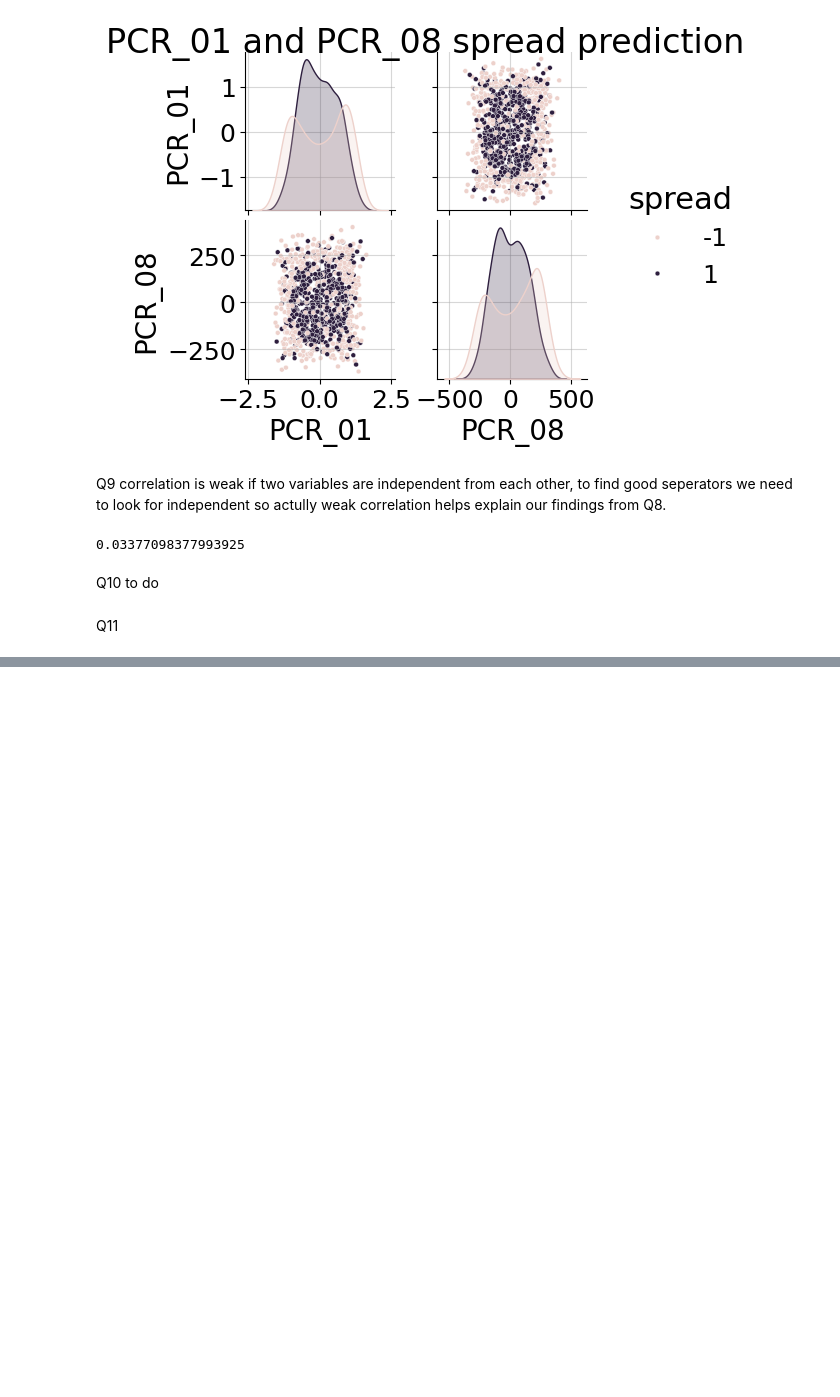
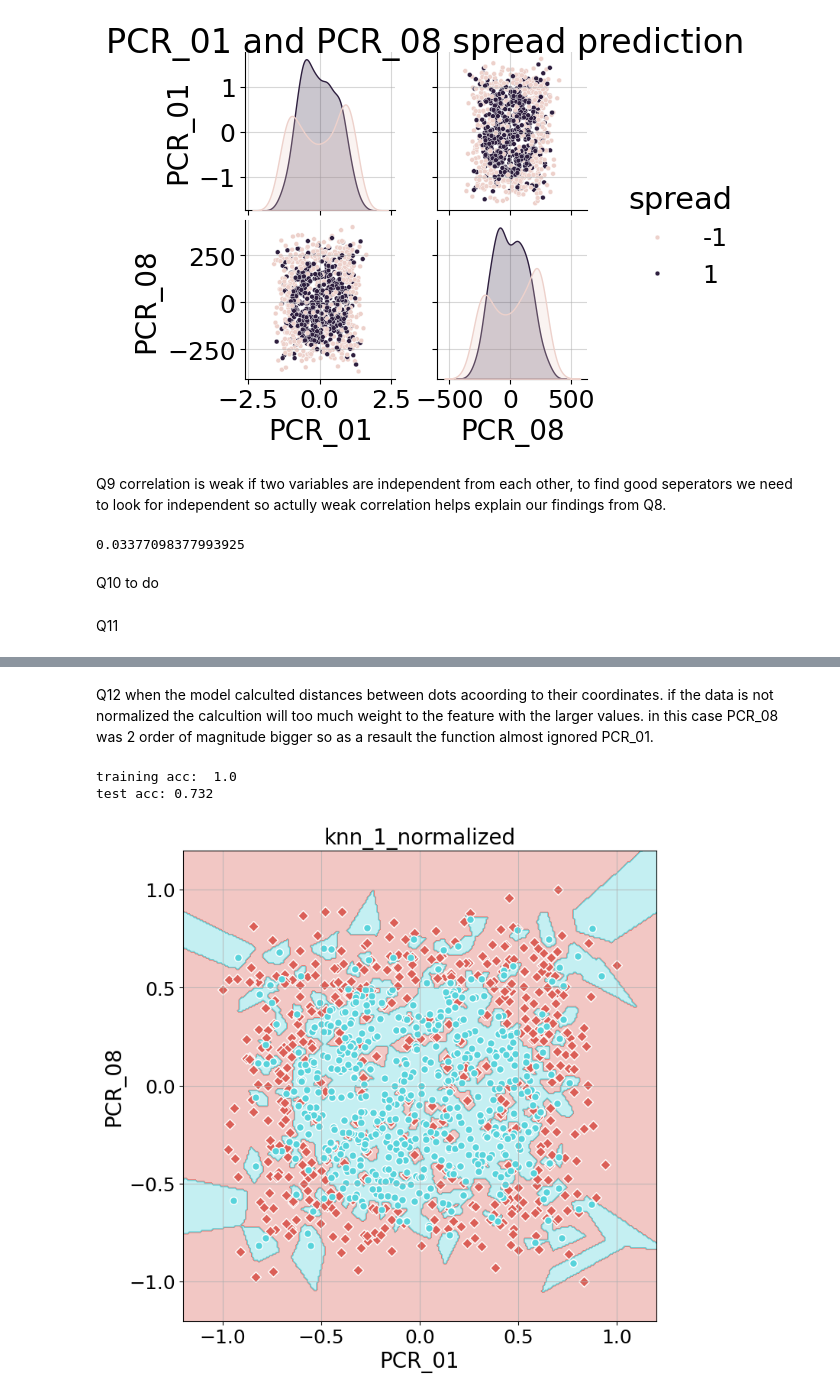
Before and after one commit to Shayshoon/ML_1, a Jupyter notebook: HW1_template.ipynb, the cells around one changed output, grey strips where cells are left out. Drawn from its saved outputs; the diff is of its cells as text; code cells hidden in the pictures; blank space fills up the shorter version.

```diff
--- a/HW1_template.ipynb
+++ b/HW1_template.ipynb
@@ -378,0 +384,20 @@ visualize_clf(h, Xtrain, Ytrain, title='title', xlabel='x', ylabel='y')
+# %% [markdown]
+Q12 when the model calculted distances between dots acoording to their coordinates. if the data is not normalized the calcultion will too much weight to the feature with the larger values. in this case PCR_08 was 2 order of magnitude bigger so as a resault the function almost ignored PCR_01.
+# %%
+from sklearn.preprocessing import MinMaxScaler
+
+scaler = MinMaxScaler(feature_range=(-1,1))
+scaler.fit(Xtrain)
+normXtrain = scaler.transform(Xtrain)
+scaler.fit(Xtest)
+normXtest = scaler.transform(Xtest)
+h_norm = kNN(1)
+h_norm.fit(normXtrain, Ytrain)
+
+print('training acc: ', h_norm.score(normXtrain, Ytrain))
+print('test acc:', h_norm.score(normXtest, Ytest))
+visualize_clf(h_norm, normXtrain, Ytrain, title='knn_1_normalized', xlabel='PCR_01', ylabel='PCR_08')
+# %% [output]
+training acc:  1.0
+test acc: 0.732
+[figure, added]
```
Also changed, not shown: parts of 8 cells of this notebook.
